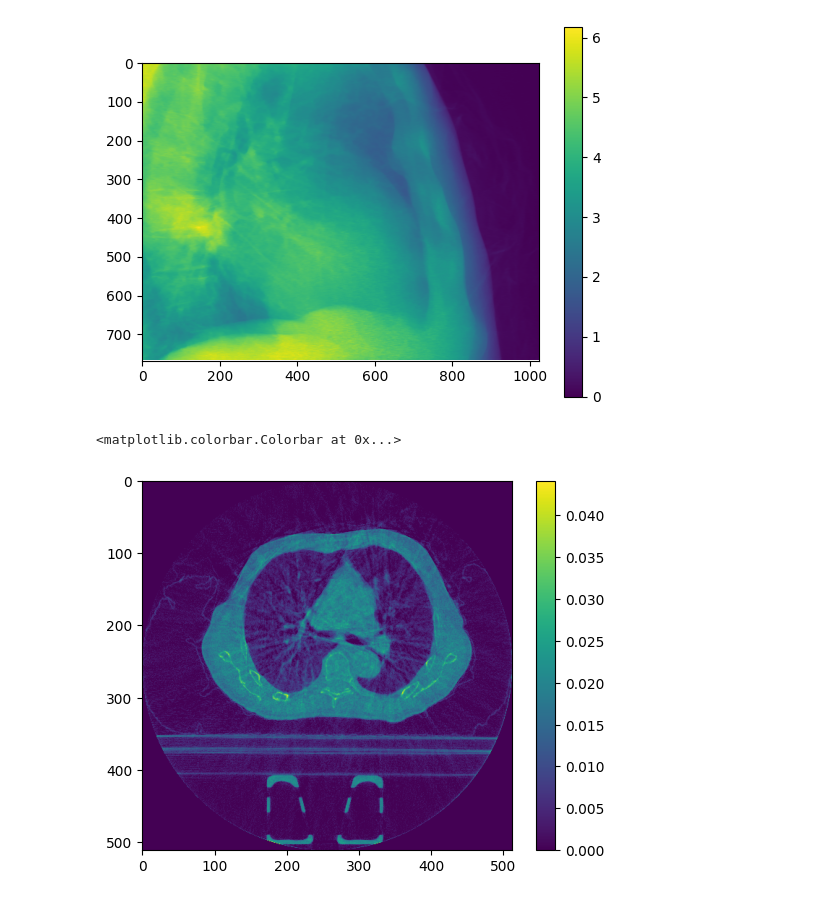
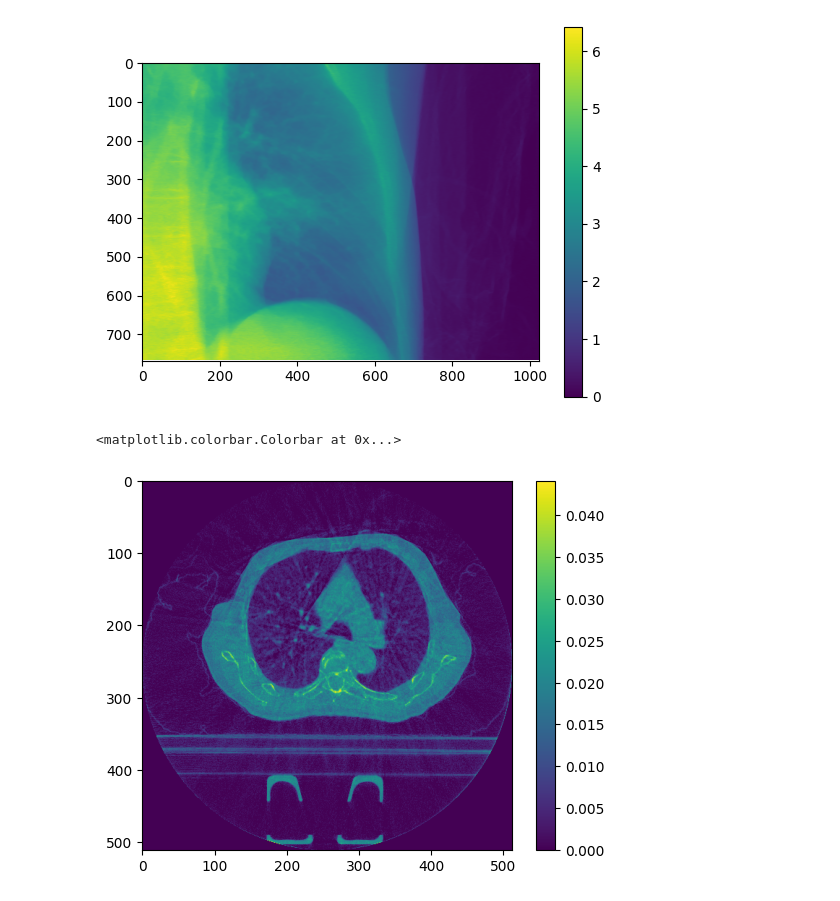
Before and after one commit to ReidIsaak/TIGRE, a Jupyter notebook: cnn_tester.ipynb, the cells around one changed output. Saved outputs shown, nothing was run; the diff lists cells and outputs as text; code cells hidden in the pictures.

```diff
--- a/cnn_tester.ipynb
+++ b/cnn_tester.ipynb
@@ -15,5 +8,5 @@ from skimage.transform import rescale, downscale_local_mean
 # %%
 mydir = "C:/CBCT_Scatter_Removal_Project/data/clinical/4100758/2021-07-06_101037/11528a87-b894-4239-846d-45d8fd1efeda/"
 # %%
-log_dir = pathlib.Path("C:/dev/scatter-unet/runs/20251210-141034")
+log_dir = pathlib.Path("C:/dev/scatter-unet/runs/20251212-202544")
 keras_model = log_dir / "ckpt" / "model.keras"
@@ -119,16 +24,16 @@ log_projs,geo,angles = VarianDataLoader(mydir,acdc=1,dps=1,fasks=1,keras_model=k
 # %%
-plt.imshow(log_projs[0])
+plt.imshow(log_projs[700])
 plt.colorbar()
 plt.show()
 # %% [output]
-[figure, old version]
+[figure, new version]
 # %%
 recon = FDK(log_projs,geo,angles)
 rec = cropCBCT(recon)
 rec[rec<0]=0
 # %%
-plt.imshow(rec[20].T)
+plt.imshow(rec[13].T)
 plt.colorbar()
 # %% [output]
 <matplotlib.colorbar.Colorbar at 0x...>
-[figure, old version]
+[figure, new version]
```
Also changed, not shown: parts of 12 cells of this notebook.
